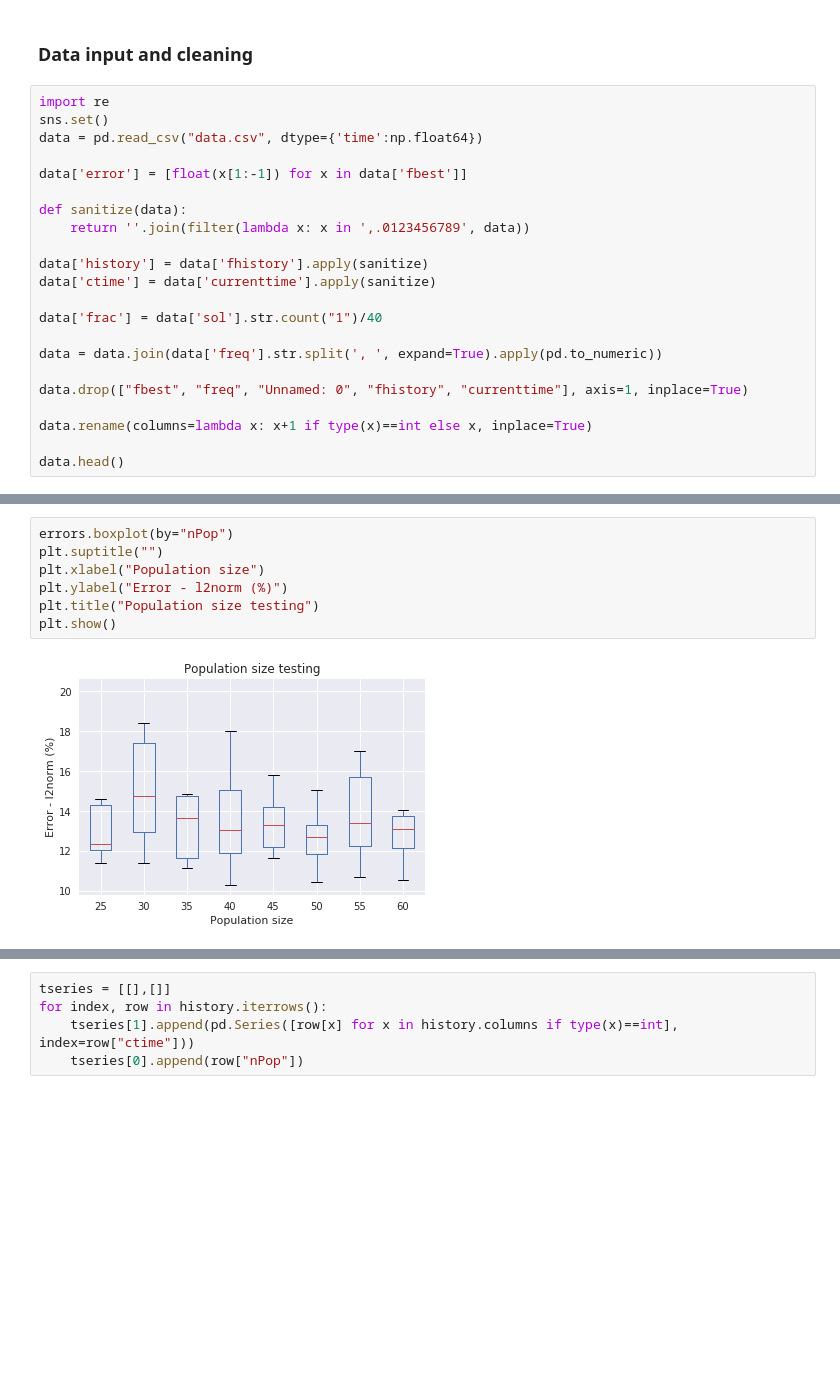
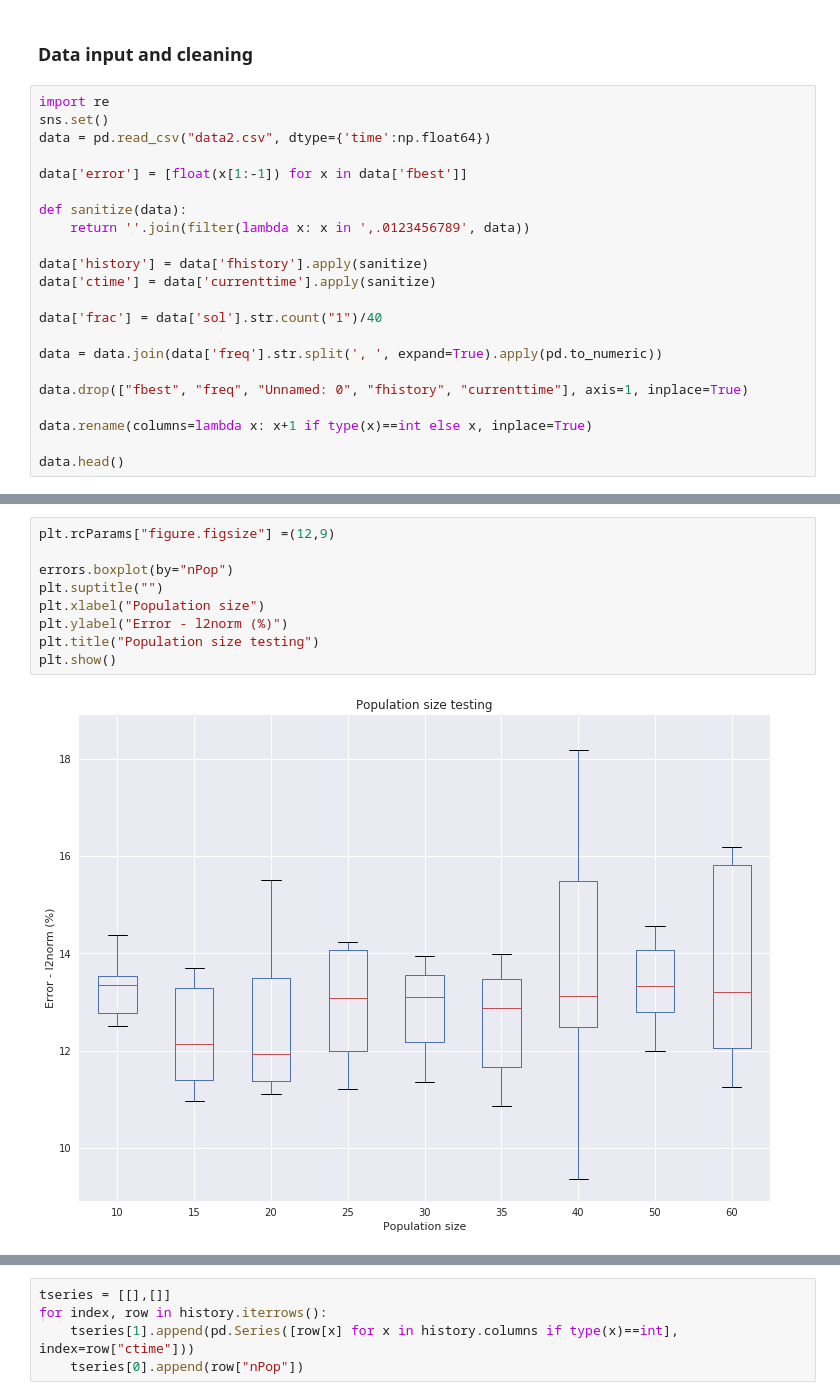
Before and after one commit to byi649/Design-Automation-Optimisation-for-Multi-Material-3D-Printing, a Jupyter notebook: Results/2018-08-17/Statistical analysis.ipynb, the cells around one changed output, grey strips where cells are left out. Cells and saved outputs as stored; diff of their text form; blank space fills up the shorter version.

Commit message:
images

```diff
--- a/Results/2018-08-17/Statistical analysis.ipynb
+++ b/Results/2018-08-17/Statistical analysis.ipynb
@@ -10,7 +10,7 @@ import numpy as np
 # %%
 import re
 sns.set()
-data = pd.read_csv("data.csv", dtype={'time':np.float64})
+data = pd.read_csv("data2.csv", dtype={'time':np.float64})
 
 data['error'] = [float(x[1:-1]) for x in data['fbest']]
 
@@ -54,12 +57,14 @@ mean_errors.rename(index={k:v for k, v in [(x, 25+x*5) for x in range(8)]})
 # %%
+plt.rcParams["figure.figsize"] =(12,9)
+
 errors.boxplot(by="nPop")
 plt.suptitle("")
 plt.xlabel("Population size")
 plt.ylabel("Error - l2norm (%)")
 plt.title("Population size testing")
 plt.show()
 # %% [output]
-[figure, old version]
+[figure, new version]
 # %%
 history = data.drop(['crossover', 'errorLimit', 'sol', 'time', 'frac', "f1", "grad", "error"], axis=1)
 history.drop([x for x in history.columns if type(x)==int], axis=1, inplace=True)
```
Also changed, not shown: parts of 4 cells of this notebook, 5 other files.
